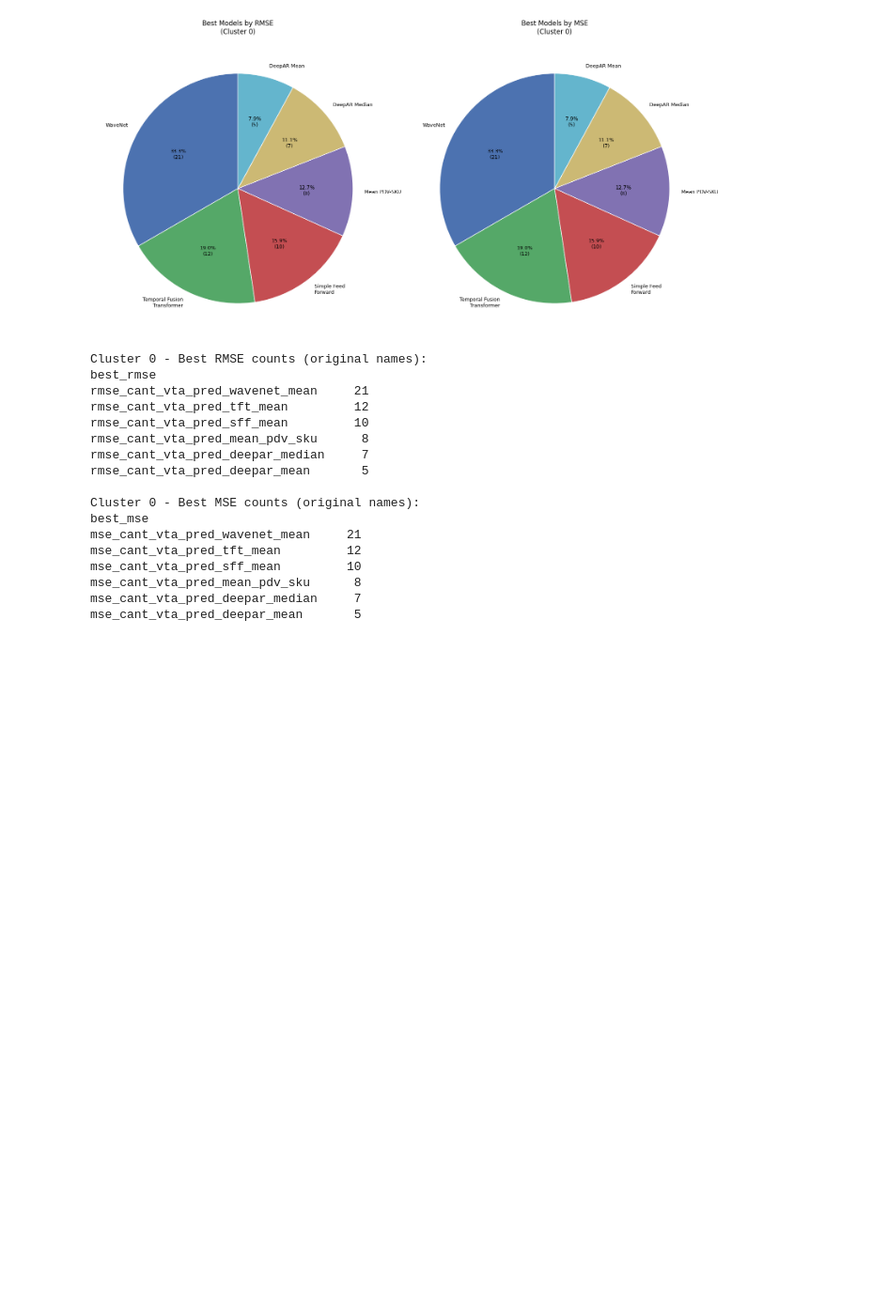
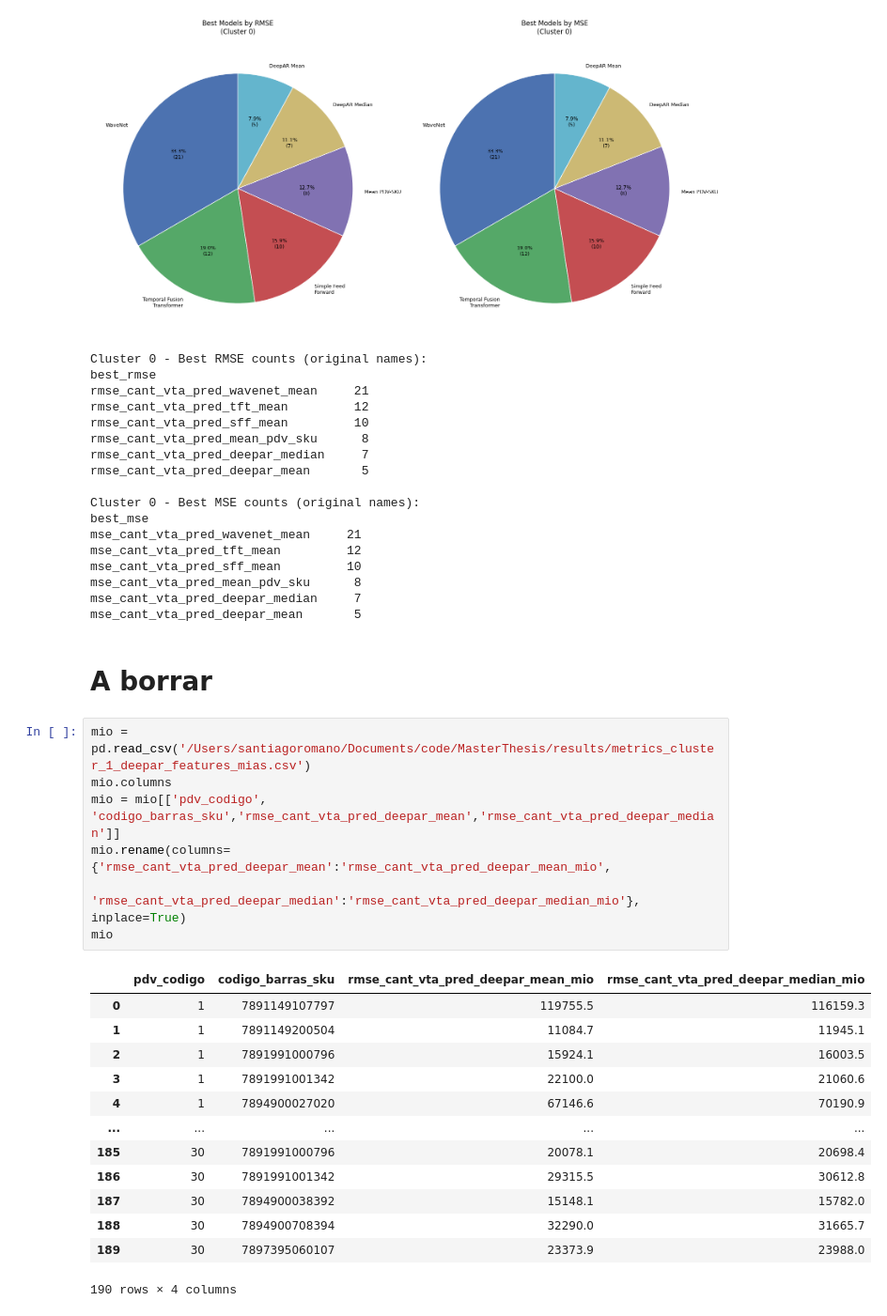
Before and after one commit to SantiagoRomanoOddone/MasterThesis, a Jupyter notebook: metrics/metric_evaluation.ipynb, the cells around one changed output. Shown at 94% size. Cells and saved outputs as stored; diff of their text form; blank space fills up the shorter version.

```diff
--- a/metrics/metric_evaluation.ipynb
+++ b/metrics/metric_evaluation.ipynb
@@ -736,3 +736,26 @@ mse_cant_vta_pred_sff_mean         10
 mse_cant_vta_pred_mean_pdv_sku      8
 mse_cant_vta_pred_deepar_median     7
 mse_cant_vta_pred_deepar_mean       5
+# %% [markdown]
+# A borrar
+# %%
+mio = pd.read_csv('/Users/santiagoromano/Documents/code/MasterThesis/results/metrics_cluster_1_deepar_features_mias.csv')
+mio.columns
+mio = mio[['pdv_codigo', 'codigo_barras_sku','rmse_cant_vta_pred_deepar_mean','rmse_cant_vta_pred_deepar_median']]
+mio.rename(columns={'rmse_cant_vta_pred_deepar_mean':'rmse_cant_vta_pred_deepar_mean_mio',
+                    'rmse_cant_vta_pred_deepar_median':'rmse_cant_vta_pred_deepar_median_mio'}, inplace=True)
+mio
+# %% [output]
+|  | pdv_codigo | codigo_barras_sku | rmse_cant_vta_pred_deepar_mean_mio | rmse_cant_vta_pred_deepar_median_mio |
+| 0 | 1 | 7891149107797 | 119755.5 | 116159.3 |
+| 1 | 1 | 7891149200504 | 11084.7 | 11945.1 |
+| 2 | 1 | 7891991000796 | 15924.1 | 16003.5 |
+| 3 | 1 | 7891991001342 | 22100.0 | 21060.6 |
+| 4 | 1 | 7894900027020 | 67146.6 | 70190.9 |
+| ... | ... | ... | ... | ... |
+| 185 | 30 | 7891991000796 | 20078.1 | 20698.4 |
+| 186 | 30 | 7891991001342 | 29315.5 | 30612.8 |
+| 187 | 30 | 7894900038392 | 15148.1 | 15782.0 |
+| 188 | 30 | 7894900708394 | 32290.0 | 31665.7 |
+| 189 | 30 | 7897395060107 | 23373.9 | 23988.0 |
+190 rows × 4 columns
```
Also changed, not shown: parts of 6 cells of this notebook, 1 other file.
